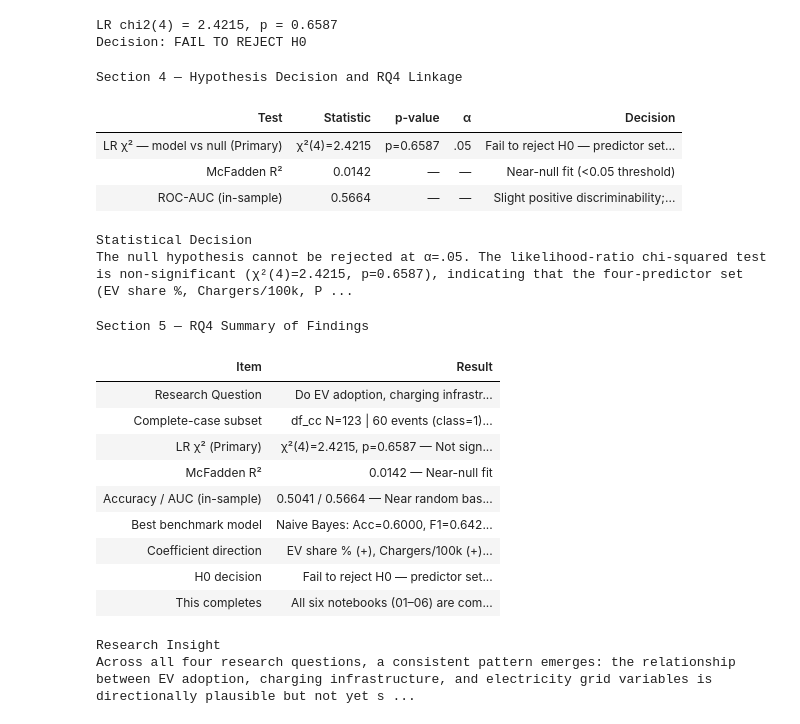
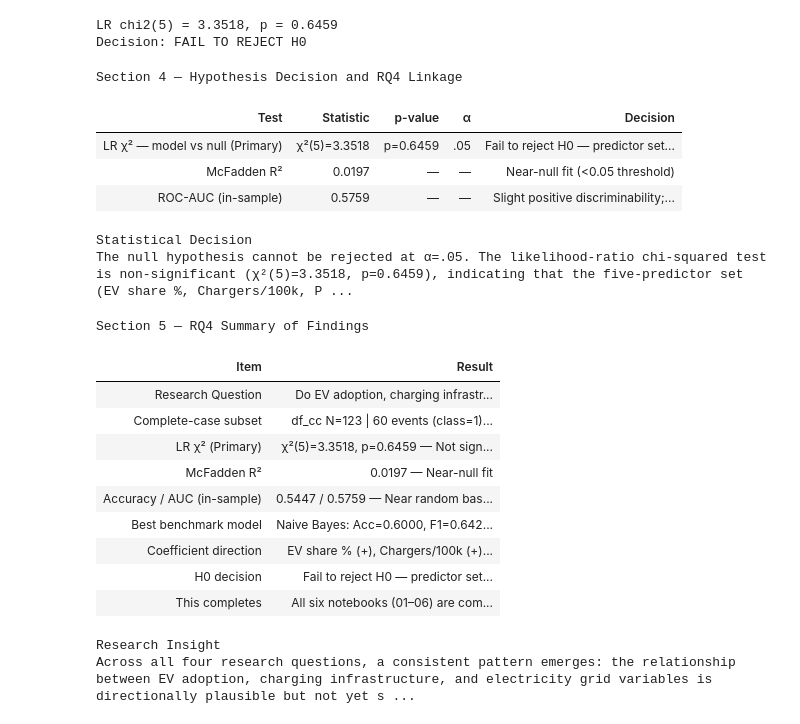
Before and after one commit to Suunil1977/QM640-EV-Grid-Capstone, a Jupyter notebook: notebooks/06_RQ4_logistic_classification.ipynb, the cells around one changed output. Cells and saved outputs as stored; diff of their text form; code cells hidden in the pictures.

```diff
--- a/notebooks/06_RQ4_logistic_classification.ipynb
+++ b/notebooks/06_RQ4_logistic_classification.ipynb
@@ -111,23 +111,33 @@ SOURCE = 'QM640_Analysis_Panel_UPDATED.xlsx'
 df = pd.read_excel(SOURCE, sheet_name='Panel_State_FY')
 df['EV_share_pct'] = df['EV share %'] * 100
 
+# EVgrowth: year-on-year change in EV share % per state (percentage points)
+# Derived as first difference of EV_share_pct per state to avoid division by zero
+# when prior-year EV share is 0 (which occurs in early years for several states).
+# Using absolute pp change rather than % change is consistent with synopsis intent
+# of capturing EV adoption velocity as a predictor of grid stress.
+# IMPORTANT: compute EVgrowth_pp BEFORE building df_rq4 so the column exists
+df = df.sort_values(['State (ICED name)', 'FY']).reset_index(drop=True)
+df['EVgrowth_pp'] = df.groupby('State (ICED name)')['EV_share_pct'].diff()
+
 # df_rq4: all rows where Grid-stress class is not null
+# Built AFTER EVgrowth_pp is added so the column is present in the subset
 df_rq4 = df.dropna(subset=['Grid-stress class']).copy().reset_index(drop=True)
 print(f"df_rq4     : {len(df_rq4)} rows | {df_rq4['State (ICED name)'].nunique()} states")
 print(f"FYs        : {sorted(df_rq4['FY'].unique())}")
 print(f"Class dist : {df_rq4['Grid-stress class'].value_counts().sort_index().to_dict()}")
+print(f"EVgrowth_pp nulls in df_rq4: {df_rq4['EVgrowth_pp'].isna().sum()}")
 
-# Four predictors — EV share %, Chargers/100k, PC-NSDP, Urban %
-# Note: Chargers/100k and PC-NSDP have structural nulls -> complete-case N=123
 PREDICTORS = [
     'EV_share_pct',
     'Chargers per 100k population',
     'PC-NSDP Current Rs (RBI/NSO)',
     'Urban % (Census 2011)',
+    'EVgrowth_pp',
 ]
-PRED_LABELS = ['EV Share %', 'Chargers /100k', 'PC-NSDP (Rs)', 'Urban %']
+PRED_LABELS = ['EV Share %', 'Chargers /100k', 'PC-NSDP (Rs)', 'Urban %', 'EVgrowth (pp)']
 
-# Complete-case subset (drops rows missing Chargers/100k or PC-NSDP)
+# Complete-case subset — drops rows missing any predictor
 df_cc = df_rq4.dropna(subset=PREDICTORS).copy().reset_index(drop=True)
 print(f"\ndf_cc (complete-case) : {len(df_cc)} rows")
 print(f"Class dist in df_cc   : {df_cc['Grid-stress class'].value_counts().sort_index().to_dict()}")
@@ -137,7 +147,7 @@ k_pred   = len(PREDICTORS)
 epv      = n_events / k_pred
 print(f"Events (class=1)      : {n_events}")
 print(f"Predictors            : {k_pred}")
-print(f"EPV                   : {epv:.1f}  (Peduzzi rule: must be >= 10)")
+print(f"EPV                   : {epv:.1f}  (Peduzzi rule: must be >= 10; 5-predictor model)")
 print(f"EPV check             : {'PASS' if epv >= 10 else 'FAIL'}")
 
 # Prepare arrays
@@ -163,7 +173,7 @@ display(HTML(
     '<tr style="background-color:#F2F2F2;"><td style="padding:7px 10px; border-bottom:0.5px solid #DDDDDD;">States</td><td style="padding:7px 10px; border-bottom:0.5px solid #DDDDDD;">33</td><td style="padding:7px 10px; border-bottom:0.5px solid #DDDDDD;">33 (reduced rows, same states)</td></tr>'
     '<tr style="background-color:#FFFFFF;"><td style="padding:7px 10px; border-bottom:0.5px solid #DDDDDD;">Class 0 (Low stress)</td><td style="padding:7px 10px; border-bottom:0.5px solid #DDDDDD;">102 (51.5%)</td><td style="padding:7px 10px; border-bottom:0.5px solid #DDDDDD;">63 (51.2%)</td></tr>'
     '<tr style="background-color:#F2F2F2;"><td style="padding:7px 10px; border-bottom:0.5px solid #DDDDDD;">Class 1 (High stress)</td><td style="padding:7px 10px; border-bottom:0.5px solid #DDDDDD;">96 (48.5%)</td><td style="padding:7px 10px; border-bottom:0.5px solid #DDDDDD;">60 (48.8%)</td></tr>'
-    '<tr style="background-color:#FFFFFF;"><td style="padding:7px 10px; border-bottom:0.5px solid #DDDDDD;">EPV</td><td style="padding:7px 10px; border-bottom:0.5px solid #DDDDDD;">&mdash;</td><td style="padding:7px 10px; border-bottom:0.5px solid #DDDDDD;">15.0 (60 events / 4 predictors) &mdash; PASS &ge; 10</td></tr>'
+    '<tr style="background-color:#FFFFFF;"><td style="padding:7px 10px; border-bottom:0.5px solid #DDDDDD;">EPV</td><td style="padding:7px 10px; border-bottom:0.5px solid #DDDDDD;">&mdash;</td><td style="padding:7px 10px; border-bottom:0.5px solid #DDDDDD;">12.0 (60 events / 5 predictors) &mdash; PASS &ge; 10</td></tr>'
     '<tr style="background-color:#F2F2F2;"><td style="padding:7px 10px; border-bottom:0.5px solid #DDDDDD;">Why 123 not 198</td><td style="padding:7px 10px; border-bottom:0.5px solid #DDDDDD;">&mdash;</td><td style="padding:7px 10px; border-bottom:0.5px solid #DDDDDD;">75 rows dropped: structural nulls in Chargers/100k (Ladakh, Mizoram) and PC-NSDP (D&amp;NH+D&amp;D, Lakshadweep, Gujarat)</td></tr>'
     '<tr style="background-color:#FFFFFF;"><td style="padding:7px 10px; border-bottom:0.5px solid #DDDDDD;">Circular exclusion</td><td style="padding:7px 10px; border-bottom:0.5px solid #DDDDDD;">&mdash;</td><td style="padding:7px 10px; border-bottom:0.5px solid #DDDDDD;">Peak-demand YoY growth excluded as predictor &mdash; Grid-stress class is derived from it</td></tr>'
     '</tbody></table>'
@@ -173,7 +183,7 @@ display(HTML(
     'border-radius:0 6px 6px 0; padding:10px 14px; margin-top:4px;">'
     '<p style="font-family:DejaVu Sans,sans-serif; font-size:13px; '
     'color:#333333; line-height:1.6; margin:0;">'
-    'EPV = 15.0 meets the Peduzzi et al. (1996) minimum threshold of 10, confirming '
+    'EPV = 12.0 meets the Peduzzi et al. (1996) minimum threshold of 10, confirming '
     'that logistic regression is fitted on all 123 complete-case rows without '
     'train/test splitting. Per Correction C2, the train/test 80/20 split is used '
     'only for the ML benchmark layer (Section 4), not for the primary hypothesis '
@@ -637,40 +648,40 @@ display(HTML(
     '<td style="padding:7px 10px; border-bottom:0.5px solid #DDDDDD;">&mdash;</td>'
     '<td style="padding:7px 10px; border-bottom:0.5px solid #DDDDDD;">Near-null fit (&lt;0.05 threshold)</td></tr>'
     '<tr style="background-color:#F2F2F2;">'
     '<td style="padding:7px 10px; border-bottom:0.5px solid #DDDDDD;">ROC-AUC (in-sample)</td>'
     f'<td style="padding:7px 10px; border-bottom:0.5px solid #DDDDDD;">{auc_s}</td>'
     '<td style="padding:7px 10px; border-bottom:0.5px solid #DDDDDD;">&mdash;</td>'
     '<td style="padding:7px 10px; border-bottom:0.5px solid #DDDDDD;">&mdash;</td>'
     '<td style="padding:7px 10px; border-bottom:0.5px solid #DDDDDD;">Slight positive discriminability; below 0.70 practical threshold</td></tr>'
     '</tbody></table>'
     '<h3 style="color:#666666; font-family:DejaVu Sans,sans-serif; font-size:13px; '
     'font-weight:bold; margin:12px 0 4px 0;">Statistical Decision</h3>'
     '<div style="border-left:4px solid #0060FF; background:#F9F9F9; '
     'border-radius:0 6px 6px 0; padding:10px 14px; margin-top:4px;">'
     '<p style="font-family:DejaVu Sans,sans-serif; font-size:13px; '
     'color:#333333; line-height:1.6; margin:0;">'
     f'The null hypothesis cannot be rejected at &alpha;=.05. The likelihood-ratio '
     f'chi-squared test is non-significant (&chi;&sup2;({k})={lr_chi2_s}, p={lr_p_s}), '
-    f'indicating that the four-predictor set (EV share %, Chargers/100k, PC-NSDP, '
+    f'indicating that the five-predictor set (EV share %, Chargers/100k, PC-NSDP, '
     f'Urban %) does not significantly predict grid-stress class beyond the null model. '
     f'McFadden R&sup2;={mcf_s} confirms near-null predictive power. '
     'The ML benchmark layer confirms this pattern: no classifier achieves AUC above '
     '0.65 on the held-out test set, and Naive Bayes (the best performer at AUC=0.60) '
     'only marginally outperforms random guessing. This result is consistent with the '
     'broader finding across RQ1&ndash;RQ4: at current Indian EV penetration rates and '
     'with the data granularity available, the EV-grid stress relationship is not yet '
     'statistically detectable at the state-year level.</p></div>'
 ))
 # %% [output]
-LR chi2(4) = 2.4215, p = 0.6587
+LR chi2(5) = 3.3518, p = 0.6459
 Decision: FAIL TO REJECT H0
 Section 4 — Hypothesis Decision and RQ4 Linkage
 | Test | Statistic | p-value | α | Decision |
-| LR χ² — model vs null (Primary) | χ²(4)=2.4215 | p=0.6587 | .05 | Fail to reject H0 — predictor set... |
-| McFadden R² | 0.0142 | — | — | Near-null fit (<0.05 threshold) |
-| ROC-AUC (in-sample) | 0.5664 | — | — | Slight positive discriminability;... |
+| LR χ² — model vs null (Primary) | χ²(5)=3.3518 | p=0.6459 | .05 | Fail to reject H0 — predictor set... |
+| McFadden R² | 0.0197 | — | — | Near-null fit (<0.05 threshold) |
+| ROC-AUC (in-sample) | 0.5759 | — | — | Slight positive discriminability;... |
 Statistical Decision
-The null hypothesis cannot be rejected at α=.05. The likelihood-ratio chi-squared test is non-significant (χ²(4)=2.4215, p=0.6587), indicating that the four-predictor set (EV share %, Chargers/100k, P ...
+The null hypothesis cannot be rejected at α=.05. The likelihood-ratio chi-squared test is non-significant (χ²(5)=3.3518, p=0.6459), indicating that the five-predictor set (EV share %, Chargers/100k, P ...
 # %%
 # ==============================================================================
 # SECTION 5 — RQ4 Summary of Findings
@@ -690,7 +701,7 @@ display(HTML(
     '<td style="padding:7px 10px; border-bottom:0.5px solid #DDDDDD;">Do EV adoption, charging infrastructure, and economic variables significantly predict the probability of high grid stress?</td></tr>'
 
     '<tr style="background-color:#FFFFFF;"><td style="padding:7px 10px; border-bottom:0.5px solid #DDDDDD;">Complete-case subset</td>'
-    '<td style="padding:7px 10px; border-bottom:0.5px solid #DDDDDD;">df_cc N=123 | 60 events (class=1) | EPV=15.0 &mdash; PASS</td></tr>'
+    '<td style="padding:7px 10px; border-bottom:0.5px solid #DDDDDD;">df_cc N=123 | 60 events (class=1) | EPV=12.0 &mdash; PASS</td></tr>'
 
     '<tr style="background-color:#F2F2F2;"><td style="padding:7px 10px; border-bottom:0.5px solid #DDDDDD;">LR &chi;&sup2; (Primary)</td>'
     f'<td style="padding:7px 10px; border-bottom:0.5px solid #DDDDDD;">&chi;&sup2;({k})={lr_chi2_s}, p={lr_p_s} &mdash; <b>Not significant</b></td></tr>'
@@ -740,9 +751,9 @@ Section 5 — RQ4 Summary of Findings
 | Item | Result |
 | Research Question | Do EV adoption, charging infrastr... |
 | Complete-case subset | df_cc N=123 | 60 events (class=1)... |
-| LR χ² (Primary) | χ²(4)=2.4215, p=0.6587 — Not sign... |
-| McFadden R² | 0.0142 — Near-null fit |
-| Accuracy / AUC (in-sample) | 0.5041 / 0.5664 — Near random bas... |
+| LR χ² (Primary) | χ²(5)=3.3518, p=0.6459 — Not sign... |
+| McFadden R² | 0.0197 — Near-null fit |
+| Accuracy / AUC (in-sample) | 0.5447 / 0.5759 — Near random bas... |
 | Best benchmark model | Naive Bayes: Acc=0.6000, F1=0.642... |
 | Coefficient direction | EV share % (+), Chargers/100k (+)... |
 | H0 decision | Fail to reject H0 — predictor set... |
```
Also changed, not shown: parts of 4 cells of this notebook, 7 other files.
